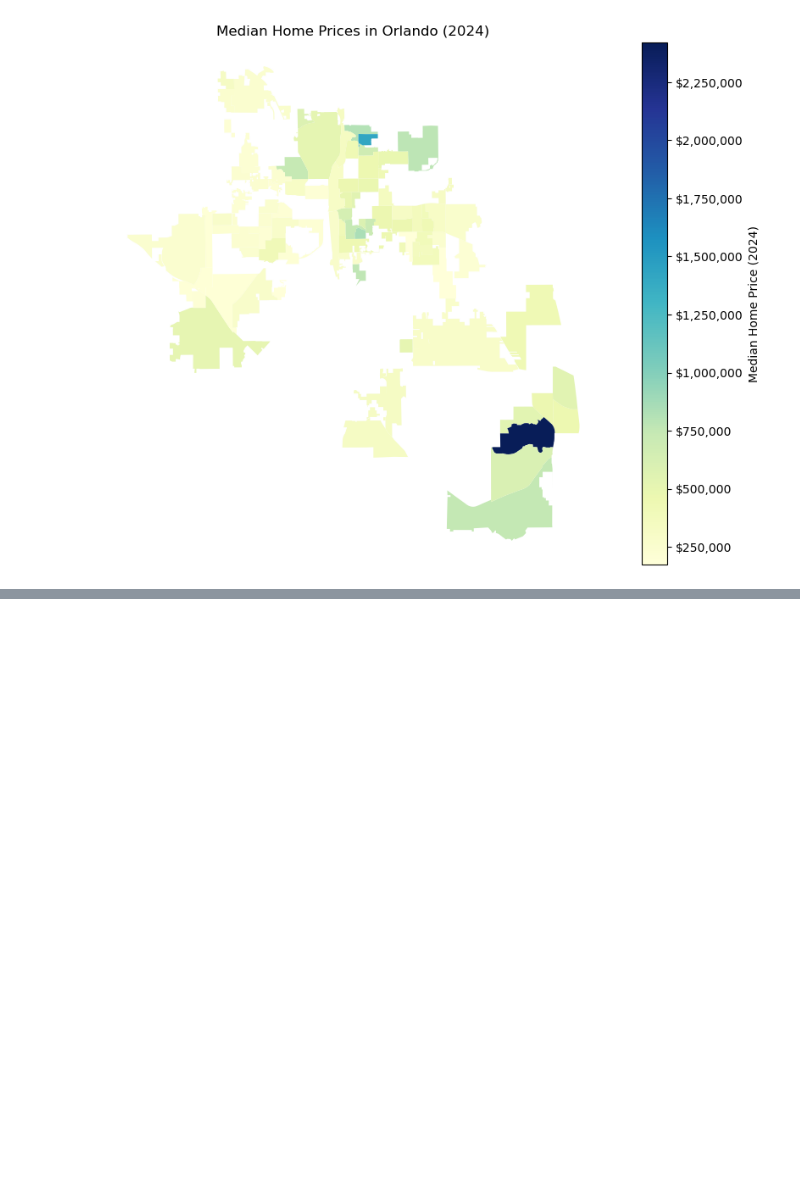
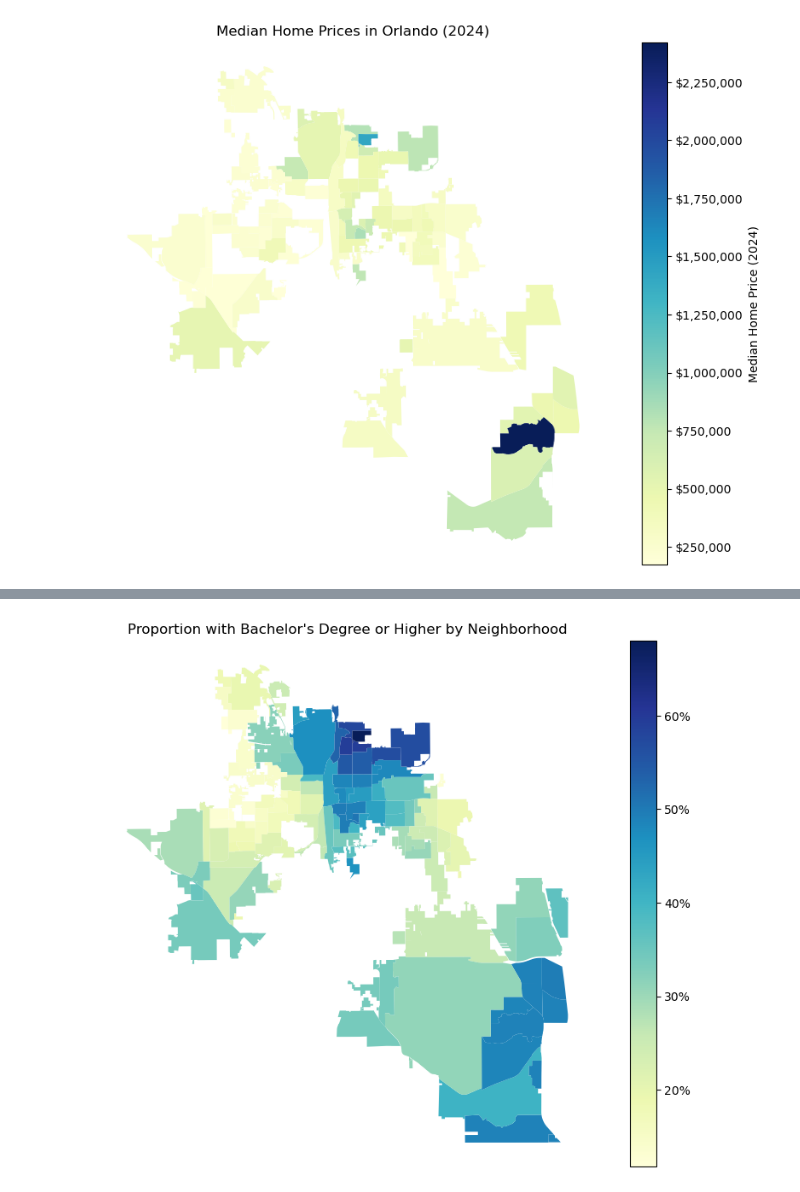
Before and after one commit to dztaylor936/ds2025-group3, a Jupyter notebook: eda.ipynb, the cells around one changed output, grey strips where cells are left out. Saved outputs shown, nothing was run; the diff lists cells and outputs as text; code cells hidden in the pictures; blank space fills up the shorter version.

```diff
--- a/eda.ipynb
+++ b/eda.ipynb
@@ -138,0 +229,44 @@ SyntaxError: (unicode error) 'unicodeescape' codec can't decode bytes in positio
+# %%
+# Pull data for the proportion of individuals with at least a bachelor's degree
+education_data_all_years = []
+
+for year in range(2010, 2023):
+  education_data = c.acs5.state_county_tract(('NAME', 'B06009_001E', 'B06009_005E', 'B06009_006E'),
+                         states.FL.fips,
+                         county_fips='095',
+                         tract='*',
+                         year=year)
+  education_df = pd.DataFrame(education_data)
+  education_df['tract'] = education_df['tract'].astype(int)
+  education_df['bach'] = (education_df['B06009_005E'] + education_df['B06009_006E']) / education_df['B06009_001E']
+  education_df = education_df[['tract', 'bach']]
+  education_df['tract'] = education_df['tract'].astype(str).str.zfill(6)
+  education_df['year'] = year
+  education_data_all_years.append(education_df)
+
+education_df = pd.concat(education_data_all_years, ignore_index=True)
+
+education_gdf = gdf.merge(education_df, left_on='TRACTCE', right_on='tract')
+education_gdf = education_gdf[education_gdf['tract'] != '990000']
+education_mapped_data = gpd.sjoin(education_gdf, orlando_geo, how="inner", predicate="intersects")
+
+# Group by neighborhood and calculate the average median income for each neighborhood
+neighborhood_education = education_mapped_data.groupby('name')['bach'].mean().reset_index()
+
+# Merge the calculated neighborhood income back into the orlando_geo GeoDataFrame
+education_geo = orlando_geo.merge(neighborhood_education, left_on='name', right_on='name', how='left')
+
+# Plot the updated GeoDataFrame with median income
+fig, ax = plt.subplots(1, 1, figsize=(12, 8))
+education_geo.plot(column='bach', cmap='YlGnBu', legend=True, ax=ax)
+
+# Format the legend to display in USD
+formatter = FuncFormatter(lambda x, _: f'{x:.0%}')
+colorbar = ax.get_figure().axes[-1]  # Get the colorbar axis
+colorbar.yaxis.set_major_formatter(formatter)
+
+plt.title("Proportion with Bachelor's Degree or Higher by Neighborhood")
+plt.axis('off')
+plt.show()
+# %% [output]
+[figure, added]
```
Also changed, not shown: parts of 7 cells of this notebook.
